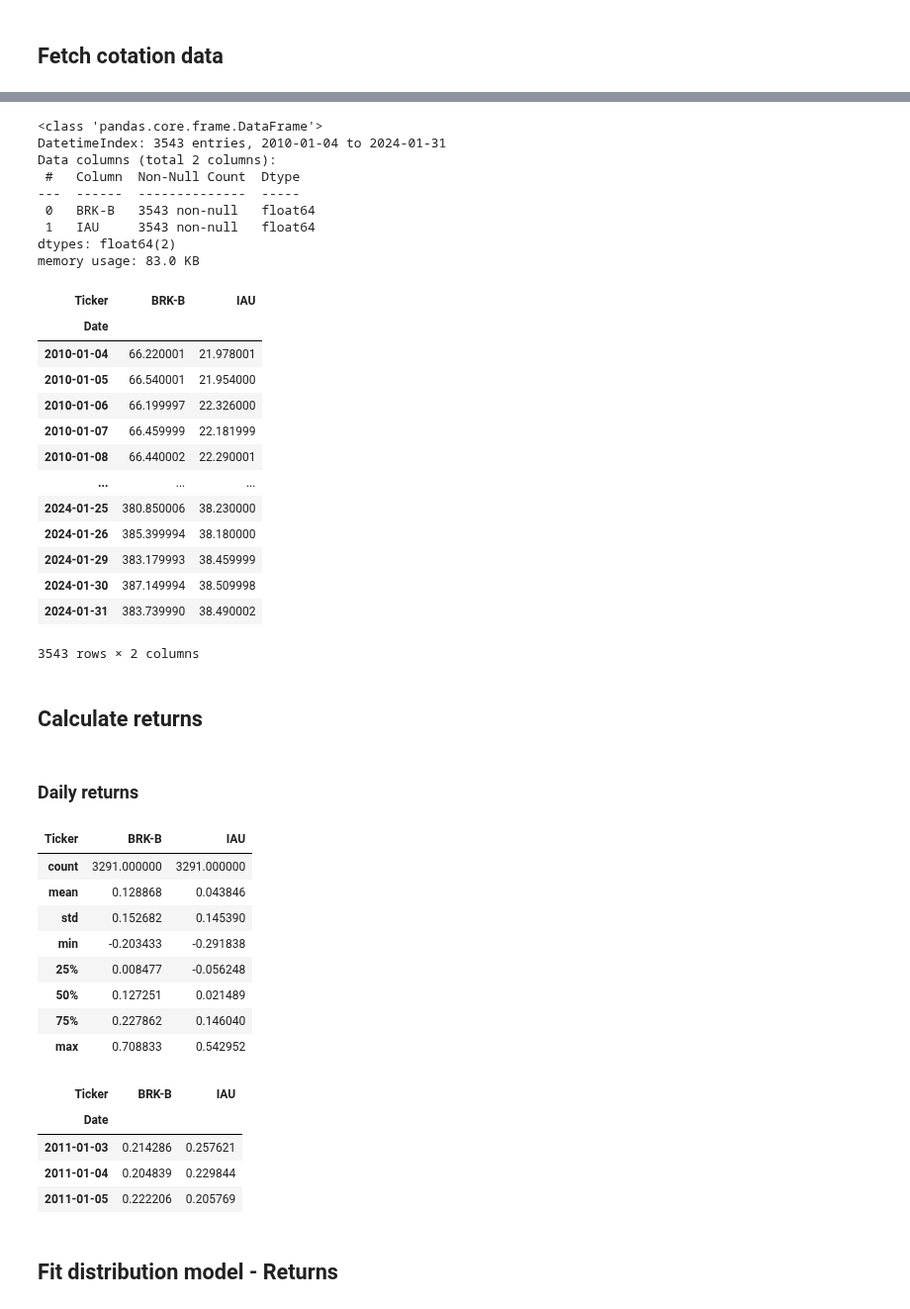
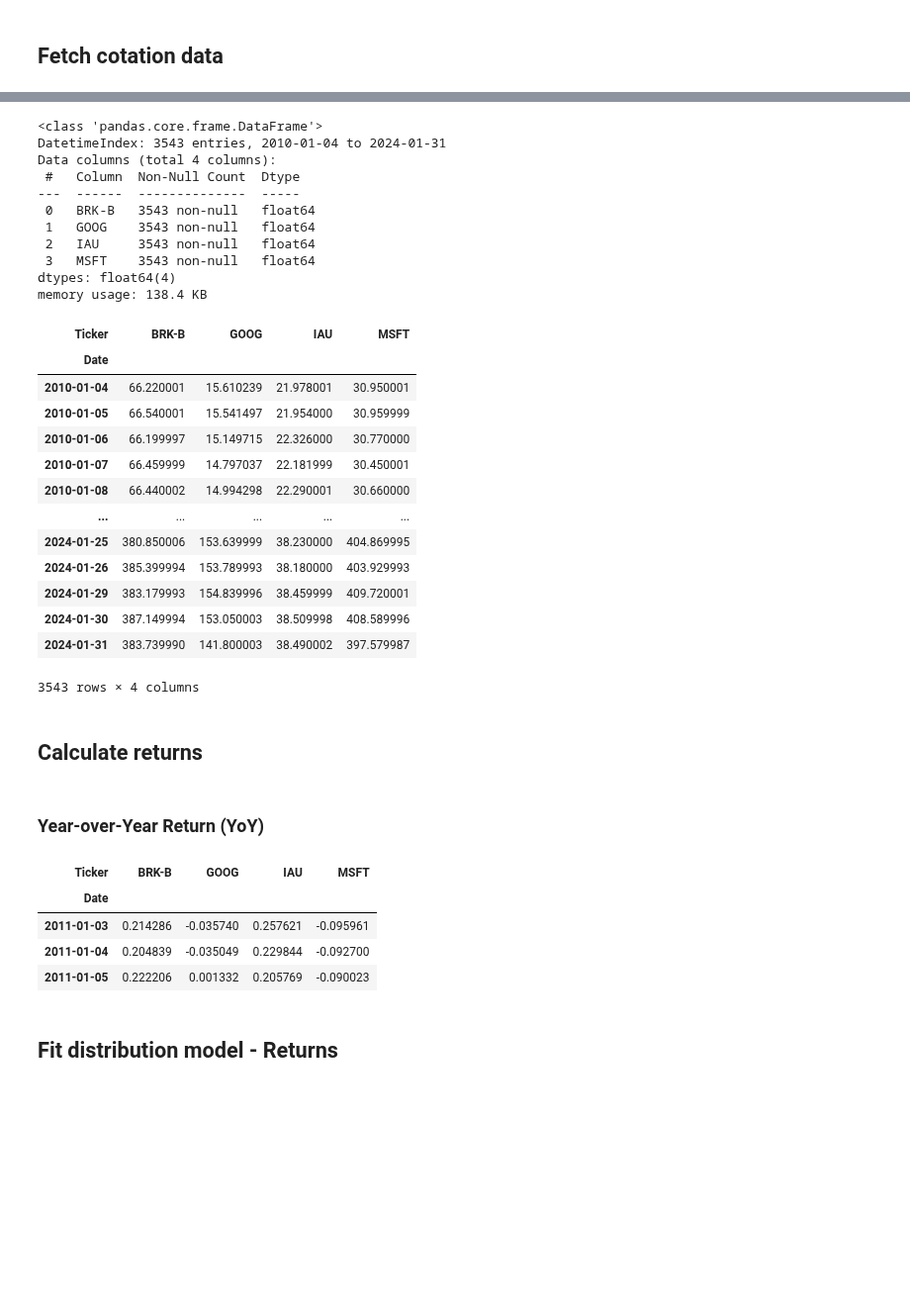
Before and after one commit to UlissesMorais/N-assets-allocation-simulation-model, a Jupyter notebook: historical-returns.ipynb, the cells around one changed output, grey strips where cells are left out. Shown at 99% size. Drawn from its saved outputs; the diff is of its cells as text; code cells hidden in the pictures; blank space fills up the shorter version.

```diff
--- a/historical-returns.ipynb
+++ b/historical-returns.ipynb
@@ -24,7 +24,7 @@ def fetch_stock_data(tickers, start_date, end_date, interval):
     return data
 # %%
 # select tickers
-tickers = ["BRK-B", "IAU"]   #BRK-B, MSFT, META, GOOG, AMZN, AAPL, TSM, BAC, WFC, VALE, KO, JNJ, DG, DIS, SPY
+tickers = ["BRK-B", "IAU", "MSFT", "GOOG"] #GOOG, AMZN, AAPL, TSM, BAC, WFC, VALE, KO, JNJ, DG, DIS, SPY
 
 # date format YYYY-MM-DD
 start_date = "2010-01-01"
@@ -61,26 +61,28 @@ df_close
 # %% [output]
 <class 'pandas.core.frame.DataFrame'>
 DatetimeIndex: 3543 entries, 2010-01-04 to 2024-01-31
-Data columns (total 2 columns):
+Data columns (total 4 columns):
  #   Column  Non-Null Count  Dtype
 ---  ------  --------------  -----
  0   BRK-B   3543 non-null   float64
- 1   IAU     3543 non-null   float64
-dtypes: float64(2)
-memory usage: 83.0 KB
+ 1   GOOG    3543 non-null   float64
+ 2   IAU     3543 non-null   float64
+ 3   MSFT    3543 non-null   float64
+dtypes: float64(4)
+memory usage: 138.4 KB
-| Ticker | BRK-B | IAU |
-| Date |  |  |
-| 2010-01-04 | 66.220001 | 21.978001 |
-| 2010-01-05 | 66.540001 | 21.954000 |
-| 2010-01-06 | 66.199997 | 22.326000 |
-| 2010-01-07 | 66.459999 | 22.181999 |
-| 2010-01-08 | 66.440002 | 22.290001 |
-| ... | ... | ... |
-| 2024-01-25 | 380.850006 | 38.230000 |
-| 2024-01-26 | 385.399994 | 38.180000 |
-| 2024-01-29 | 383.179993 | 38.459999 |
-| 2024-01-30 | 387.149994 | 38.509998 |
-| 2024-01-31 | 383.739990 | 38.490002 |
+| Ticker | BRK-B | GOOG | IAU | MSFT |
+| Date |  |  |  |  |
+| 2010-01-04 | 66.220001 | 15.610239 | 21.978001 | 30.950001 |
+| 2010-01-05 | 66.540001 | 15.541497 | 21.954000 | 30.959999 |
+| 2010-01-06 | 66.199997 | 15.149715 | 22.326000 | 30.770000 |
+| 2010-01-07 | 66.459999 | 14.797037 | 22.181999 | 30.450001 |
+| 2010-01-08 | 66.440002 | 14.994298 | 22.290001 | 30.660000 |
+| ... | ... | ... | ... | ... |
+| 2024-01-25 | 380.850006 | 153.639999 | 38.230000 | 404.869995 |
+| 2024-01-26 | 385.399994 | 153.789993 | 38.180000 | 403.929993 |
+| 2024-01-29 | 383.179993 | 154.839996 | 38.459999 | 409.720001 |
+| 2024-01-30 | 387.149994 | 153.050003 | 38.509998 | 408.589996 |
+| 2024-01-31 | 383.739990 | 141.800003 | 38.490002 | 397.579987 |
-3543 rows × 2 columns
+3543 rows × 4 columns
 # %% [markdown]
 ## Calculate returns
@@ -93,25 +89,20 @@ memory usage: 83.0 KB
 # %% [markdown]
-### Daily returns
+### Year-over-Year Return (YoY)
 # %%
-returns_daily = df_close.copy().pct_change(periods=252).dropna()
+returns_daily = (df_close
+                 .copy()
+                 .pct_change(periods=252)
+                 .dropna()
+)
 
-display(returns_daily.describe())
+# display(returns_daily.describe())
 returns_daily.head(3)
 # %% [output]
-| Ticker | BRK-B | IAU |
-| count | 3291.000000 | 3291.000000 |
-| mean | 0.128868 | 0.043846 |
-| std | 0.152682 | 0.145390 |
-| min | -0.203433 | -0.291838 |
-| 25% | 0.008477 | -0.056248 |
-| 50% | 0.127251 | 0.021489 |
-| 75% | 0.227862 | 0.146040 |
-| max | 0.708833 | 0.542952 |
+| Ticker | BRK-B | GOOG | IAU | MSFT |
+| Date |  |  |  |  |
+| 2011-01-03 | 0.214286 | -0.035740 | 0.257621 | -0.095961 |
+| 2011-01-04 | 0.204839 | -0.035049 | 0.229844 | -0.092700 |
+| 2011-01-05 | 0.222206 | 0.001332 | 0.205769 | -0.090023 |
-| Ticker | BRK-B | IAU |
-| Date |  |  |
-| 2011-01-03 | 0.214286 | 0.257621 |
-| 2011-01-04 | 0.204839 | 0.229844 |
-| 2011-01-05 | 0.222206 | 0.205769 |
 # %% [markdown]
 ## Fit distribution model - Returns
 # %%
```
Also changed, not shown: parts of 37 cells of this notebook, 1 other file.
